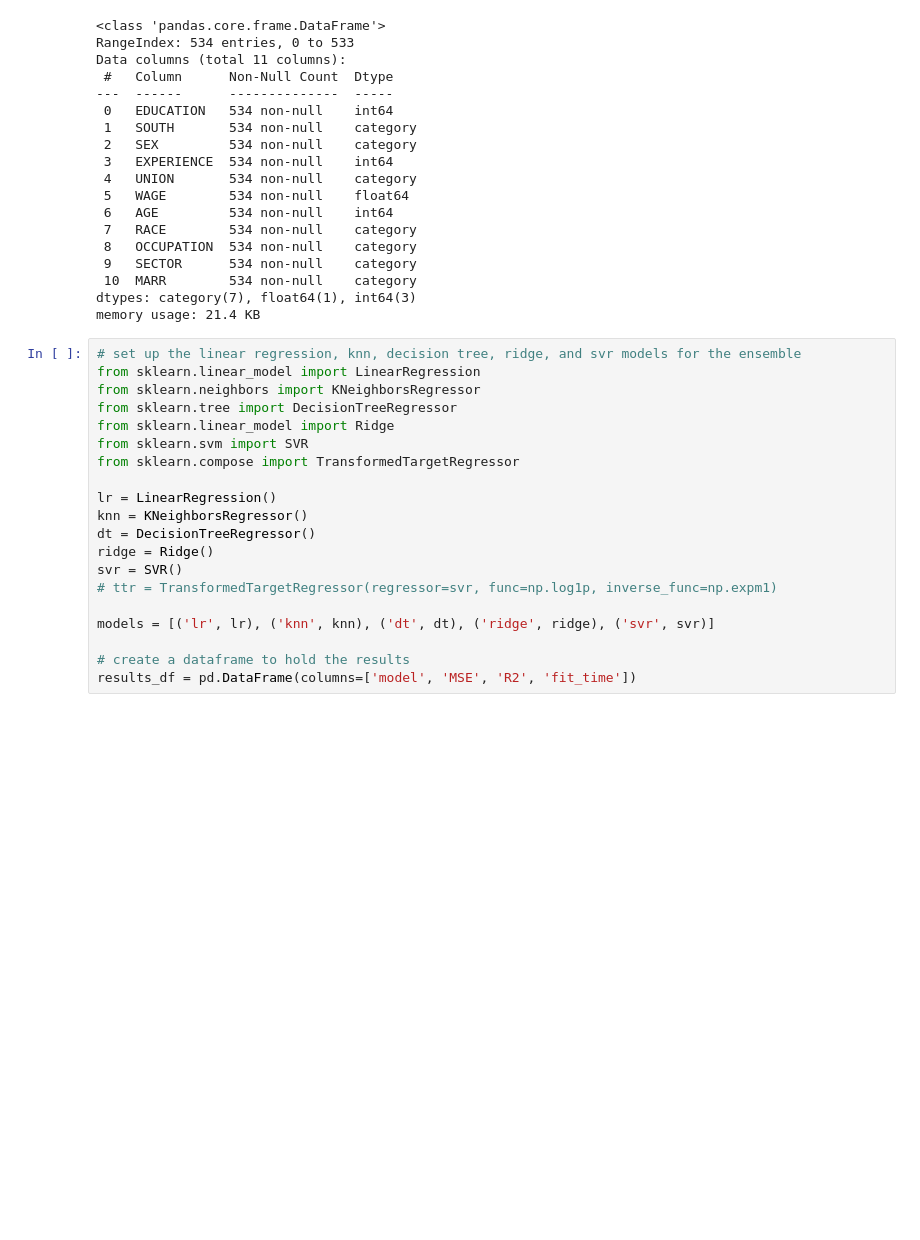
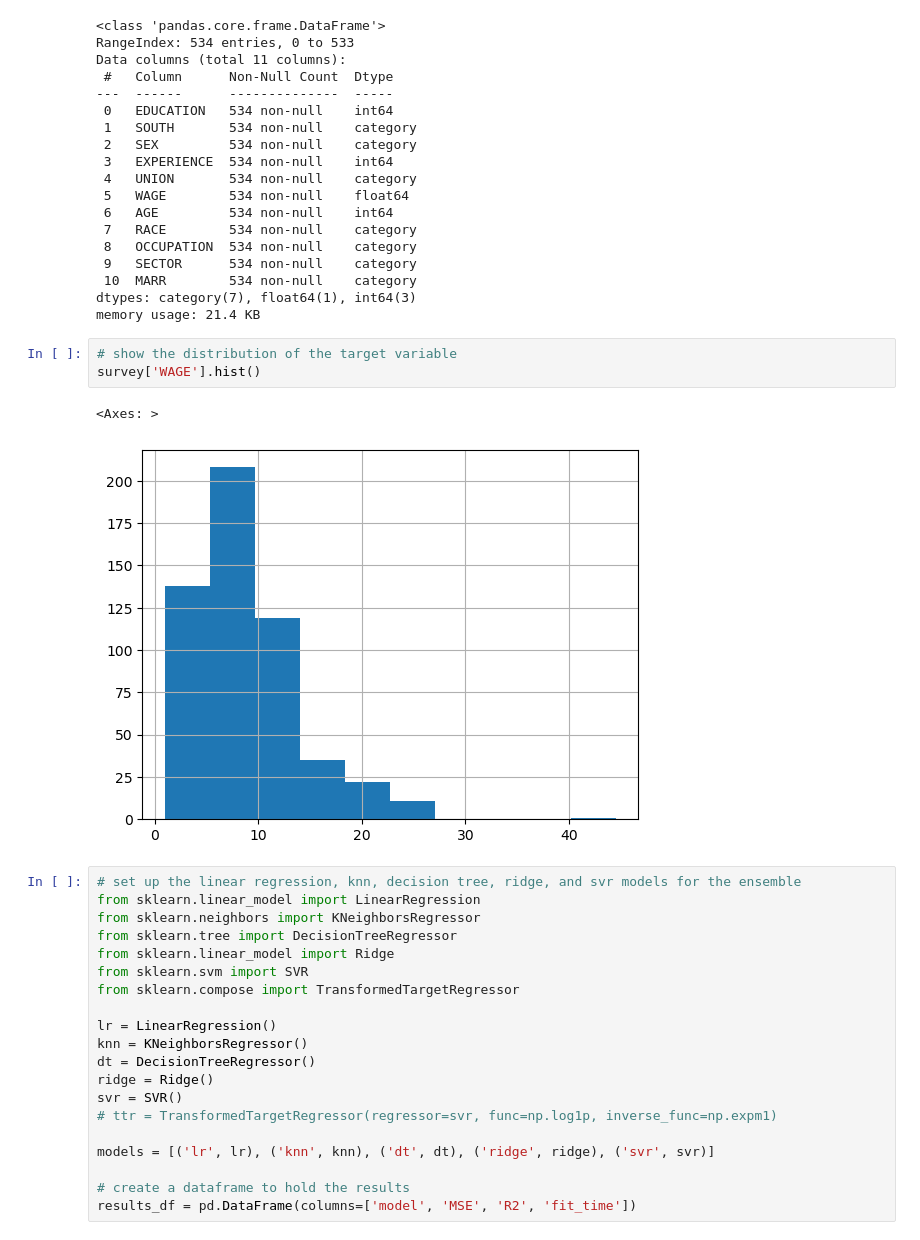
Before and after one commit to johnprg/WageModels, a Jupyter notebook: try_it_21.1.ipynb, the cells around one changed output. Cells and saved outputs as stored; diff of their text form; blank space fills up the shorter version.

```diff
--- a/try_it_21.1.ipynb
+++ b/try_it_21.1.ipynb
@@ -55,6 +55,12 @@ Data columns (total 11 columns):
  10  MARR        534 non-null    category
 dtypes: category(7), float64(1), int64(3)
 memory usage: 21.4 KB
+# %%
+# show the distribution of the target variable
+survey['WAGE'].hist()
+# %% [output]
+<Axes: >
+[figure, added]
 # %%
 # set up the linear regression, knn, decision tree, ridge, and svr models for the ensemble
 from sklearn.linear_model import LinearRegression
```
Also changed, not shown: parts of 24 cells of this notebook.
